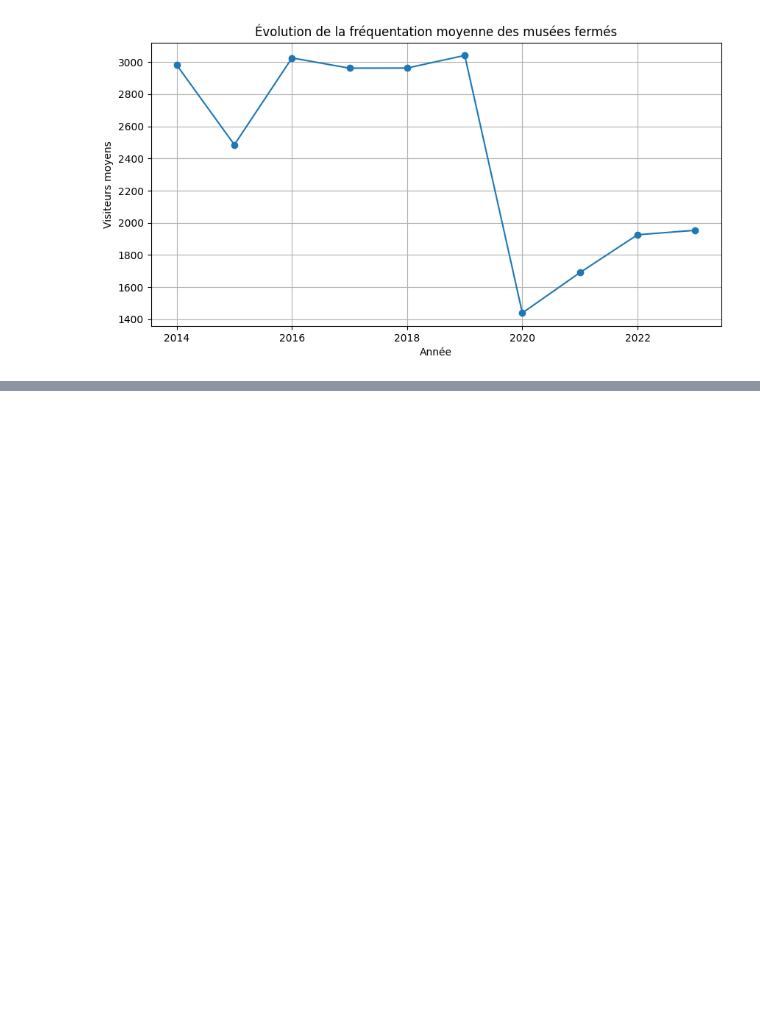
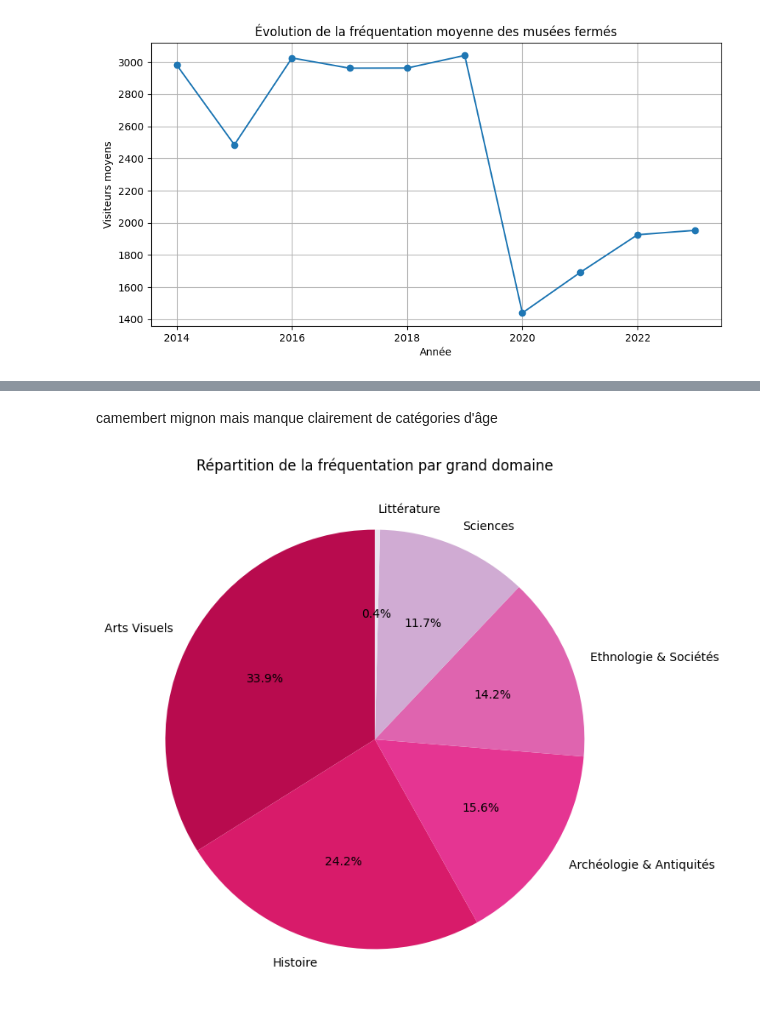
Before and after one commit to emmabezombes/prediction-musee, a Jupyter notebook: notebook/notebook_musees.ipynb, the cells around one changed output, grey strips where cells are left out. Saved outputs shown, nothing was run; the diff lists cells and outputs as text; code cells hidden in the pictures; blank space fills up the shorter version.

```diff
--- a/notebook/notebook_musees.ipynb
+++ b/notebook/notebook_musees.ipynb
@@ -511,0 +202,42 @@ plt.show()
+# %% [markdown]
+camembert mignon mais manque clairement de catégories d'âge
+# %%
+# PROPORTION DE CHAQUE DOMAINE DANS LA FRÉQUENTATION
+
+categories = {
+    "Histoire": ["is_histoire", "is_mémoire_de_l'esclavage", "is_militaria"],
+    "Arts Visuels": ["is_beaux_arts", "is_arts_décoratifs", "is_art_moderne_et_contemporain", "is_photographie", "is_arts_de_l'islam"],
+    "Ethnologie & Sociétés": ["is_ethnologie", "is_afrique", "is_asie", "is_océanie", "is_amérique"],
+    "Archéologie & Antiquités": ["is_archéologie", "is_egyptien"],
+    "Sciences": ["is_technique_et_industrie", "is_sciences_de_la_nature", "is_sciences_fondamentales"],
+    "Littérature": ["is_littérature"]
+}
+
+for cat, cols in categories.items():
+    # 1 si au moins une des colonnes du groupe vaut 1
+    df[f"is_{cat.lower()}"] = df[cols].max(axis=1)
+
+colonnes_categories = [f"is_{cat.lower()}" for cat in categories.keys()]
+
+frequentation_categories = {}
+for col in colonnes_categories:
+    frequentation_categories[col] = (df[col] * df['total'].fillna(0)).sum()
+
+frequentation_categories = pd.Series(frequentation_categories).sort_values(ascending=False)
+
+noms_categories = [col.replace("is_", "").replace("_", " ").title() for col in frequentation_categories.index]
+
+cmap = plt.get_cmap("PuRd")
+
+plt.figure(figsize=(8,8))
+plt.pie(
+    frequentation_categories,
+    labels=noms_categories,
+    autopct='%1.1f%%',
+    startangle=90,
+    colors = cmap([0.8,0.7,0.6,0.5,0.3,0.1])
+    )
+plt.title("Répartition de la fréquentation par grand domaine")
+plt.show()
+# %% [output]
+[figure, added]
```
Also changed, not shown: parts of 23 cells of this notebook, 2 other files.
